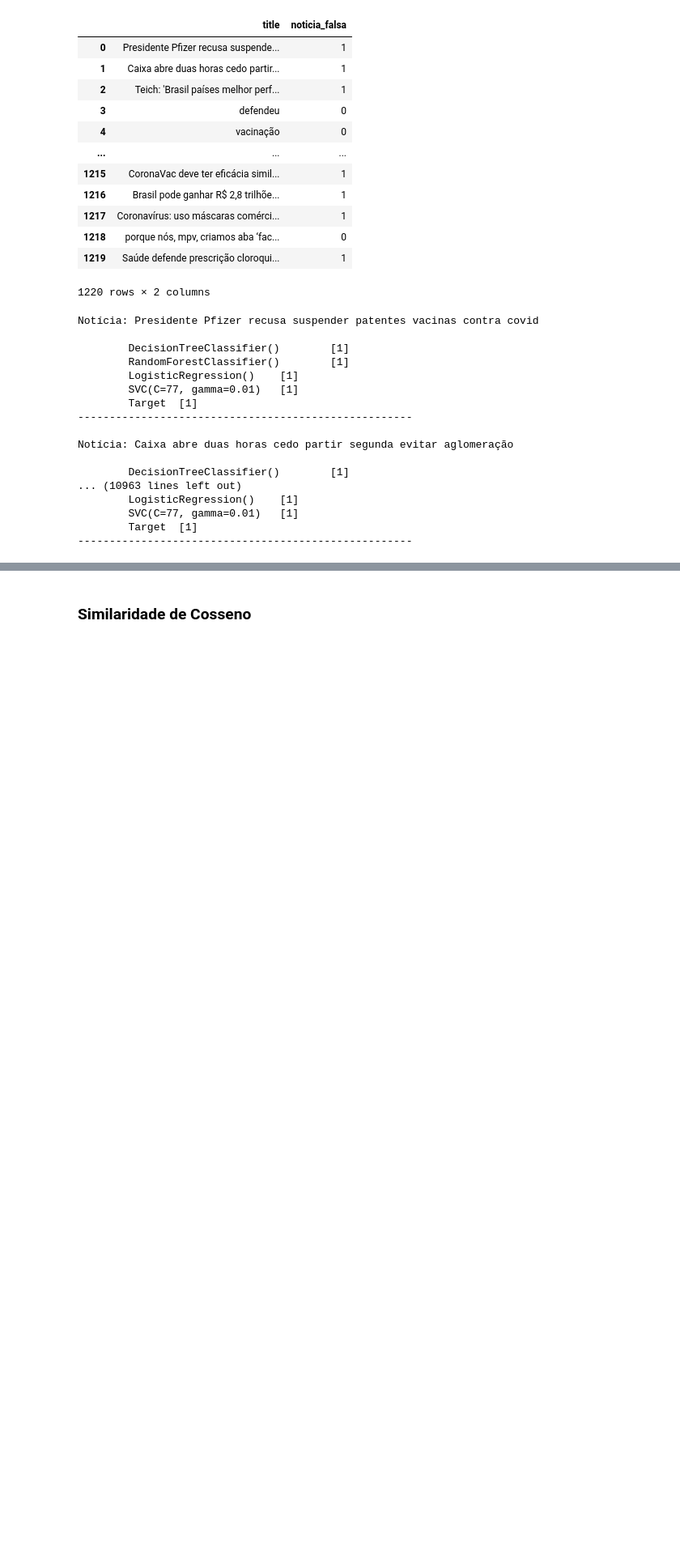
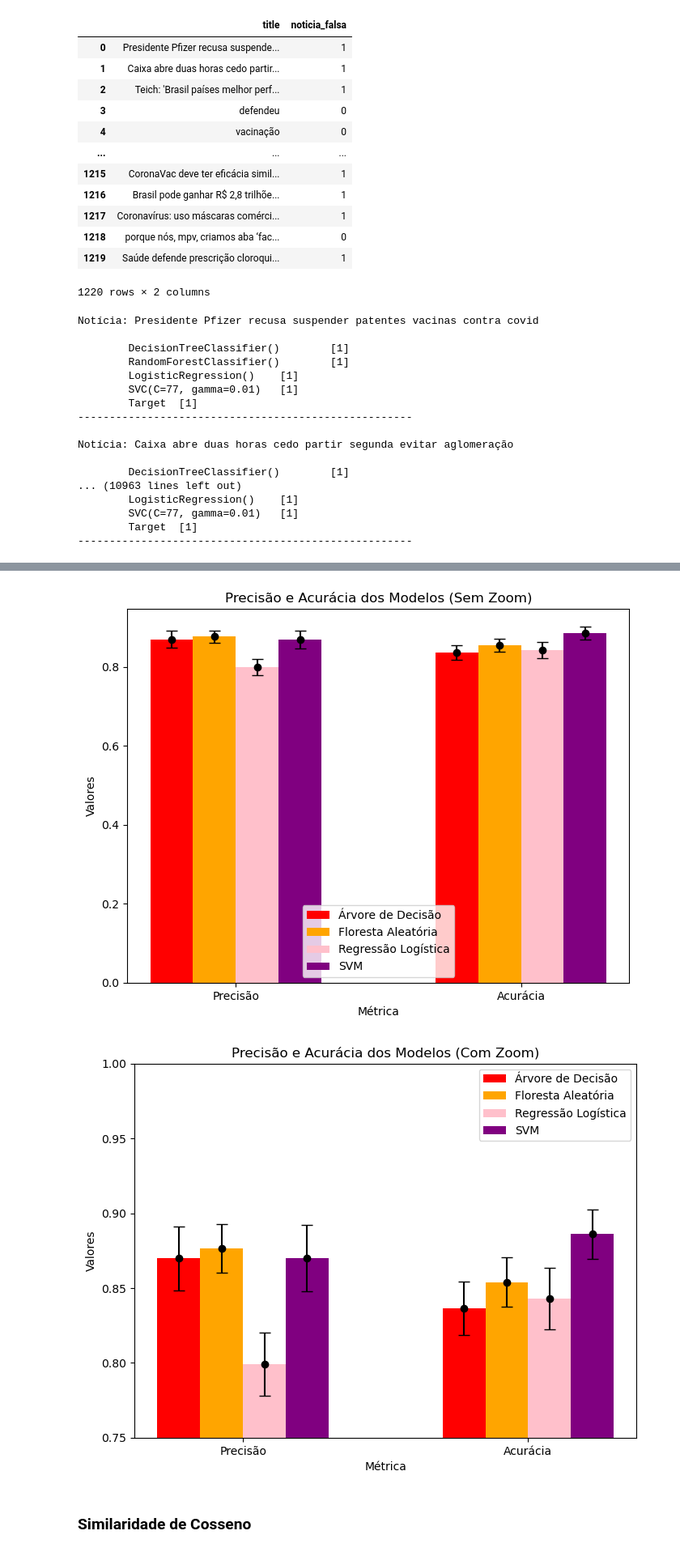
Before and after one commit to Thomazellinho/tcc_noticiasfalsas_ilum, a Jupyter notebook: tcc_2/teste_2.ipynb, the cells around one changed output, grey strips where cells are left out. Shown at 81% size. Drawn from its saved outputs; the diff is of its cells as text; code cells hidden in the pictures; blank space fills up the shorter version.

```diff
--- a/tcc_2/teste_2.ipynb
+++ b/tcc_2/teste_2.ipynb
@@ -666,2 +690,62 @@ Precisão: 0.906
+# %%
+# Definindo os dados
+accuracy_list = [acc_dt_mean, acc_rf_mean, acc_lr_mean, acc_svc_mean]
+precision_list = [prec_dt_mean, prec_rf_mean, prec_lr_mean, prec_svc_mean]
+acc_std_list = [acc_dt_std, acc_rf_std, acc_lr_std, acc_svc_std]
+prec_std_list = [prec_dt_std, prec_rf_std, prec_lr_std, prec_svc_std]
+model_labels = ['Árvore de Decisão', 'Floresta Aleatória', 'Regressão Logística', 'SVM']
+colors = ['red', 'orange', 'pink', 'purple']
+
+# Posições das barras para os grupos
+x = np.arange(2)  # Um ponto para "Precisão" e outro para "Acurácia"
+width = 0.15      # Largura das barras
+
+# Criando o gráfico sem zoom
+fig, ax = plt.subplots(figsize=(8, 6))
+for i in range(len(model_labels)):
+    # Precisão
+    ax.bar(x[0] + i * width - (1.5 * width), precision_list[i], width, label=model_labels[i], color=colors[i])
+    ax.errorbar(x[0] + i * width - (1.5 * width), precision_list[i], yerr=prec_std_list[i], fmt='o', color='black', capsize=5)
+    # Acurácia
+    ax.bar(x[1] + i * width - (1.5 * width), accuracy_list[i], width, color=colors[i])
+    ax.errorbar(x[1] + i * width - (1.5 * width), accuracy_list[i], yerr=acc_std_list[i], fmt='o', color='black', capsize=5)
+
+# Configurando os rótulos e título
+ax.set_xlabel('Métrica')
+ax.set_ylabel('Valores')
+ax.set_title('Precisão e Acurácia dos Modelos (Sem Zoom)')
+ax.set_xticks(x)
+ax.set_xticklabels(['Precisão', 'Acurácia'])
+ax.legend()
+
+# Exibindo o gráfico sem zoom
+plt.show()
+
+# Criando o gráfico com zoom
+fig, ax = plt.subplots(figsize=(8, 6))
+for i in range(len(model_labels)):
+    # Precisão
+    ax.bar(x[0] + i * width - (1.5 * width), precision_list[i], width, label=model_labels[i], color=colors[i])
+    ax.errorbar(x[0] + i * width - (1.5 * width), precision_list[i], yerr=prec_std_list[i], fmt='o', color='black', capsize=5)
+    # Acurácia
+    ax.bar(x[1] + i * width - (1.5 * width), accuracy_list[i], width, color=colors[i])
+    ax.errorbar(x[1] + i * width - (1.5 * width), accuracy_list[i], yerr=acc_std_list[i], fmt='o', color='black', capsize=5)
+
+# Configurando os rótulos e título
+ax.set_xlabel('Métrica')
+ax.set_ylabel('Valores')
+ax.set_title('Precisão e Acurácia dos Modelos (Com Zoom)')
+ax.set_xticks(x)
+ax.set_xticklabels(['Precisão', 'Acurácia'])
+ax.legend()
+
+# Definindo o limite do eixo y para dar o "zoom"
+plt.ylim(0.75, 1)
+
+# Exibindo o gráfico com zoom
+plt.show()
+# %% [output]
+[figure, added]
+[figure, added]
 # %% [markdown]
 ### Similaridade de Cosseno
```
Also changed, not shown: parts of 11 cells of this notebook.
